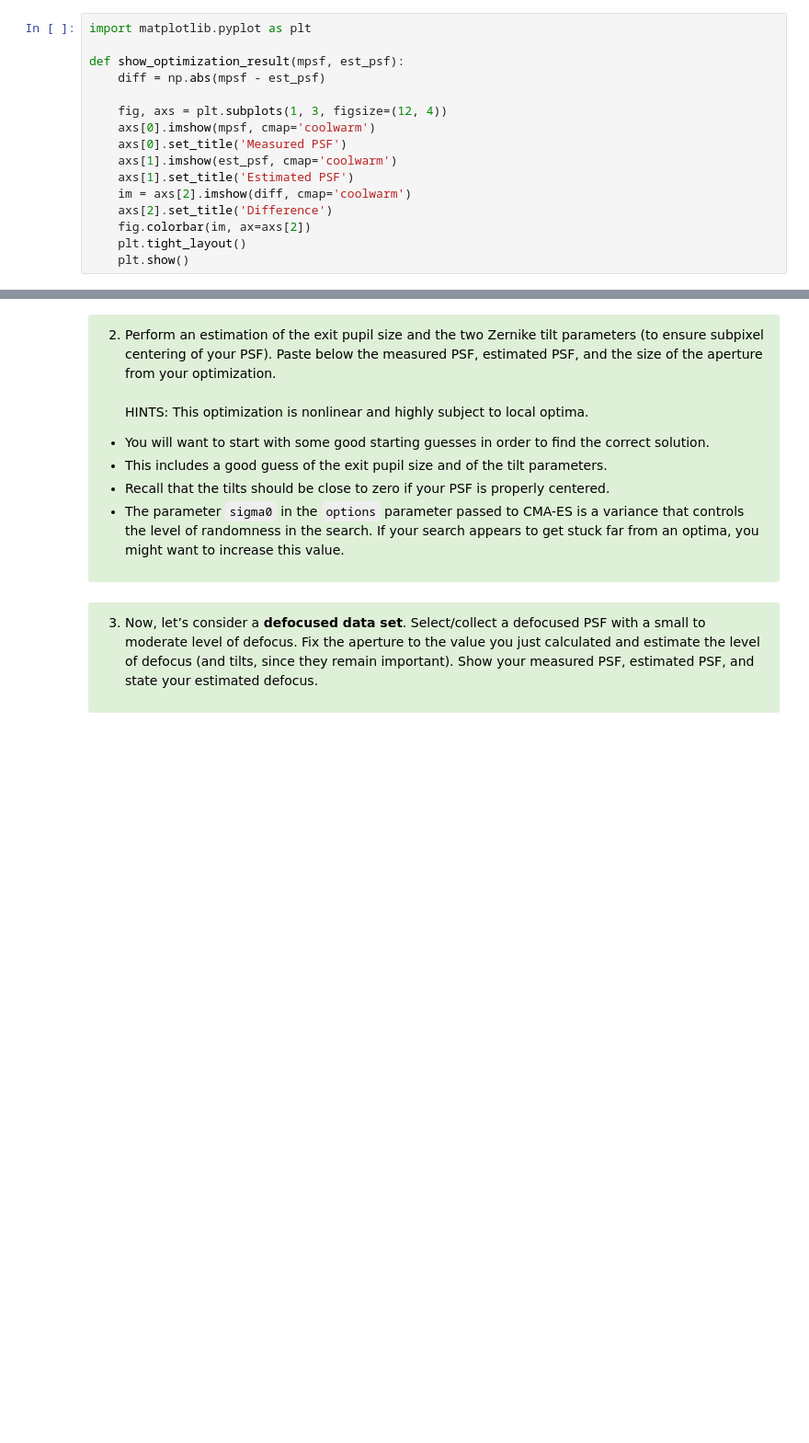
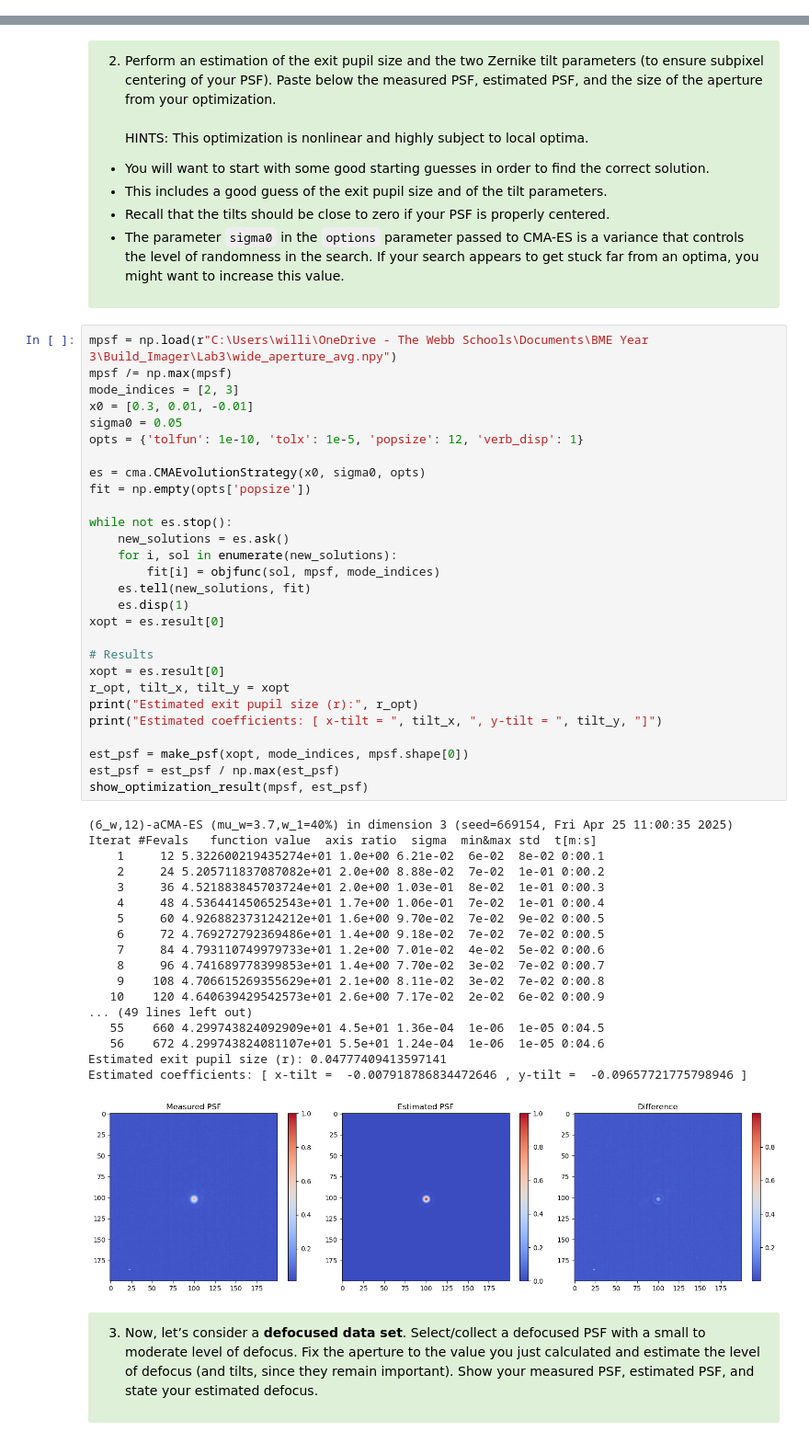
Before and after one commit to lilchromozome/Build_Imager_2025, a Jupyter notebook: Lab4/Lab4 Part2 (Clean).ipynb, the cells around one changed output, grey strips where cells are left out. Shown at 92% size. Saved outputs shown, nothing was run; the diff lists cells and outputs as text; blank space fills up the shorter version.

```diff
--- a/Lab4/Lab4 Part2 (Clean).ipynb
+++ b/Lab4/Lab4 Part2 (Clean).ipynb
@@ -110,19 +130,3 @@ def objfunc(xv, mpsf, mode_indices):
-# %%
-import matplotlib.pyplot as plt
-
-def show_optimization_result(mpsf, est_psf):
-    diff = np.abs(mpsf - est_psf)
-
-    fig, axs = plt.subplots(1, 3, figsize=(12, 4))
-    axs[0].imshow(mpsf, cmap='coolwarm')
-    axs[0].set_title('Measured PSF')
-    axs[1].imshow(est_psf, cmap='coolwarm')
-    axs[1].set_title('Estimated PSF')
-    im = axs[2].imshow(diff, cmap='coolwarm')
-    axs[2].set_title('Difference')
-    fig.colorbar(im, ax=axs[2])
-    plt.tight_layout()
-    plt.show()
 # %% [markdown]
 <div class="alert alert-block alert-success">
 <font color=black>
@@ -233,6 +255,53 @@ HINTS: This optimization is nonlinear and highly subject to local optima.
 
 </font>
 </div>
+# %%
+mpsf = np.load(r"C:\Users\willi\OneDrive - The Webb Schools\Documents\BME Year 3\Build_Imager\Lab3\wide_aperture_avg.npy")
+mpsf /= np.max(mpsf)
+mode_indices = [2, 3]
+x0 = [0.3, 0.01, -0.01]
+sigma0 = 0.05
+opts = {'tolfun': 1e-10, 'tolx': 1e-5, 'popsize': 12, 'verb_disp': 1}
+
+es = cma.CMAEvolutionStrategy(x0, sigma0, opts)
+fit = np.empty(opts['popsize'])
+
+while not es.stop():
+    new_solutions = es.ask()
+    for i, sol in enumerate(new_solutions):
+        fit[i] = objfunc(sol, mpsf, mode_indices)
+    es.tell(new_solutions, fit)
+    es.disp(1)
+xopt = es.result[0]
+
+# Results
+xopt = es.result[0]
+r_opt, tilt_x, tilt_y = xopt
+print("Estimated exit pupil size (r):", r_opt)
+print("Estimated coefficients: [ x-tilt = ", tilt_x, ", y-tilt = ", tilt_y, "]")
+
+est_psf = make_psf(xopt, mode_indices, mpsf.shape[0])
+est_psf = est_psf / np.max(est_psf)
+show_optimization_result(mpsf, est_psf)
+# %% [output]
+(6_w,12)-aCMA-ES (mu_w=3.7,w_1=40%) in dimension 3 (seed=669154, Fri Apr 25 11:00:35 2025)
+Iterat #Fevals   function value  axis ratio  sigma  min&max std  t[m:s]
+    1     12 5.322600219435274e+01 1.0e+00 6.21e-02  6e-02  8e-02 0:00.1
+    2     24 5.205711837087082e+01 2.0e+00 8.88e-02  7e-02  1e-01 0:00.2
+    3     36 4.521883845703724e+01 2.0e+00 1.03e-01  8e-02  1e-01 0:00.3
+    4     48 4.536441450652543e+01 1.7e+00 1.06e-01  7e-02  1e-01 0:00.4
+    5     60 4.926882373124212e+01 1.6e+00 9.70e-02  7e-02  9e-02 0:00.5
+    6     72 4.769272792369486e+01 1.4e+00 9.18e-02  7e-02  7e-02 0:00.5
+    7     84 4.793110749979733e+01 1.2e+00 7.01e-02  4e-02  5e-02 0:00.6
+    8     96 4.741689778399853e+01 1.4e+00 7.70e-02  3e-02  7e-02 0:00.7
+    9    108 4.706615269355629e+01 2.1e+00 8.11e-02  3e-02  7e-02 0:00.8
+   10    120 4.640639429542573e+01 2.6e+00 7.17e-02  2e-02  6e-02 0:00.9
+... (49 lines left out)
+   55    660 4.299743824092909e+01 4.5e+01 1.36e-04  1e-06  1e-05 0:04.5
+   56    672 4.299743824081107e+01 5.5e+01 1.24e-04  1e-06  1e-05 0:04.6
+Estimated exit pupil size (r): 0.04777409413597141
+Estimated coefficients: [ x-tilt =  -0.007918786834472646 , y-tilt =  -0.09657721775798946 ]
+[figure, added]
 # %% [markdown]
 <div class="alert alert-block alert-success">
 <font color=black>
```
Also changed, not shown: parts of 9 cells of this notebook, 12 other files.
